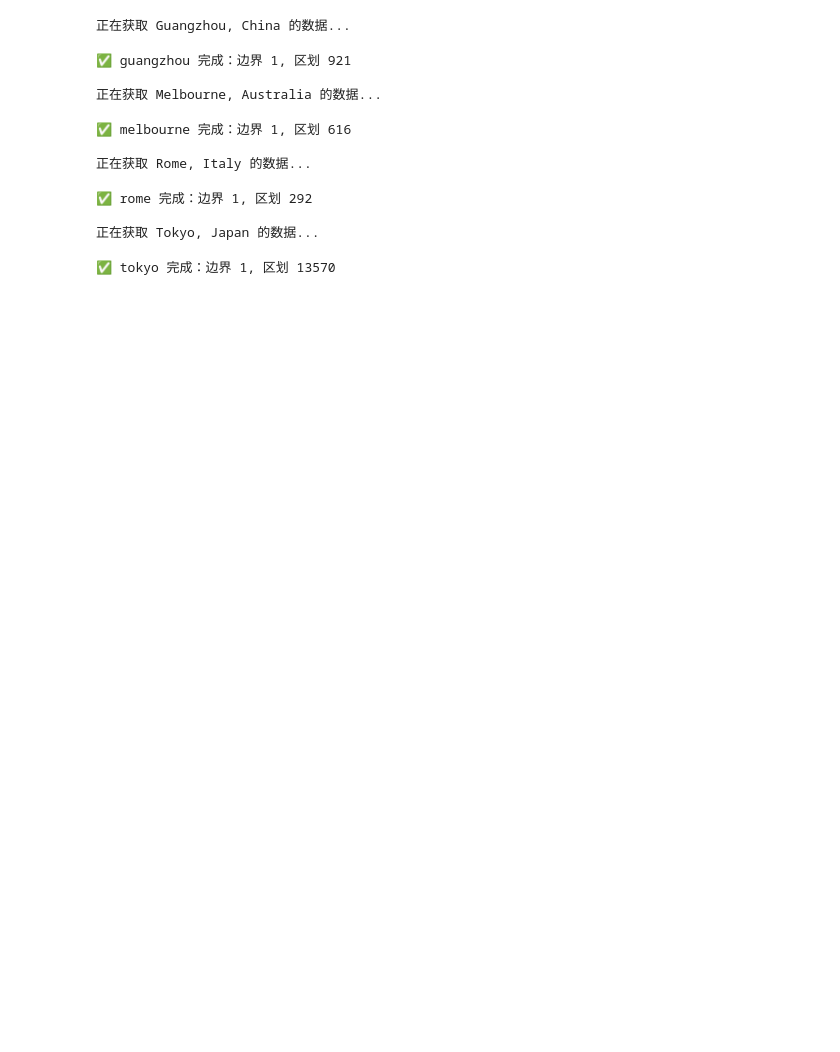
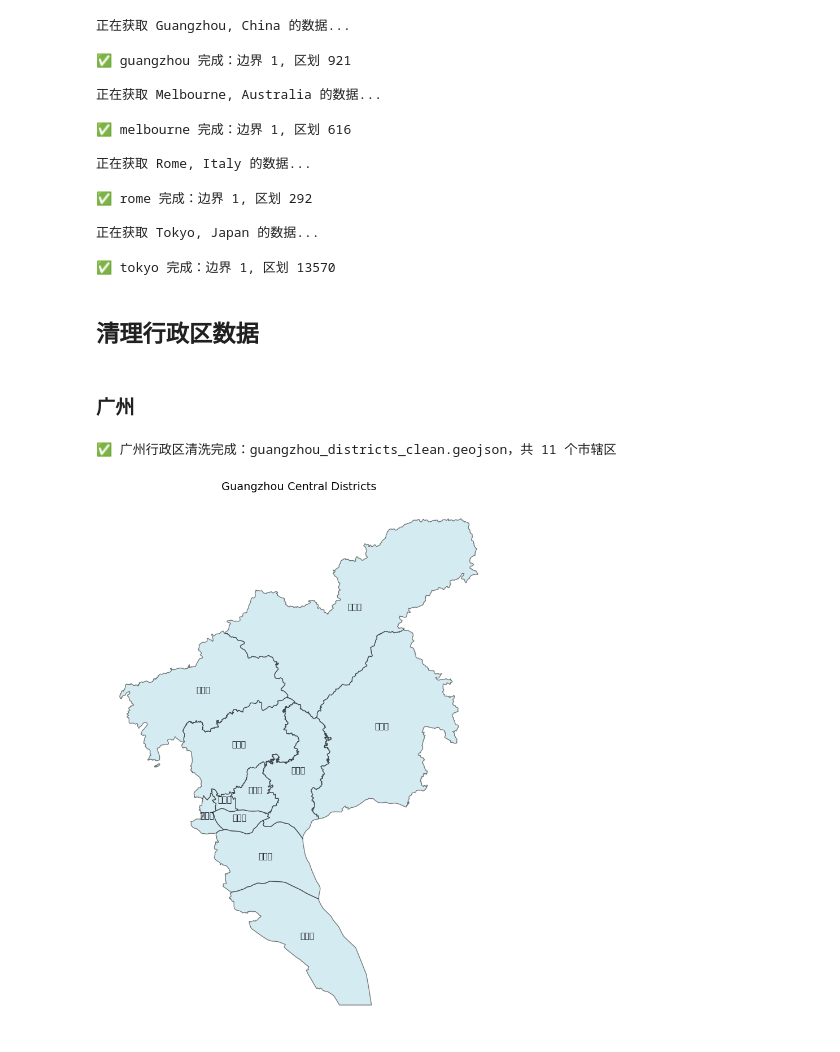
Before and after one commit to meimao76/coffeestory, a Jupyter notebook: data/urban_culture/poi_get.ipynb, the cells around one changed output. Drawn from its saved outputs; the diff is of its cells as text; code cells hidden in the pictures; blank space fills up the shorter version.

```diff
--- a/data/urban_culture/poi_get.ipynb
+++ b/data/urban_culture/poi_get.ipynb
@@ -187,3 +459,7 @@ for city_key, query in cities.items():
 
 正在获取 Tokyo, Japan 的数据...
 ✅ tokyo 完成：边界 1, 区划 13570
+# %% [markdown]
+## 清理行政区数据
+# %% [markdown]
+### 广州
@@ -189,0 +472,55 @@ for city_key, query in cities.items():
+# %%
+# 设置文件路径
+city = "guangzhou"
+admin_path = f"{city}_admin.geojson"
+
+# 读取完整行政边界
+admin = gpd.read_file(admin_path)
+admin["admin_level"] = admin["admin_level"].astype(str)
+
+# 筛选 admin_level = "6"
+districts = admin[admin["admin_level"] == "6"].copy()
+
+# 使用官方定义的广州市行政区名称进行进一步筛选
+valid_district_guangzhou = [
+    "越秀区", "荔湾区", "海珠区", "天河区", "白云区",
+    "黄埔区", "番禺区", "花都区", "南沙区", "从化区", "增城区"
+]
+
+districts = districts[districts["name"].isin(valid_district_guangzhou)].copy()
+
+# 清理字段，只保留主要信息
+keep_cols = ["name", "geometry", "admin_level"]
+districts = districts[[col for col in keep_cols if col in districts.columns]]
+districts = districts.sort_values("name")
+
+# 保存最终清洗后的 GeoJSON
+output_path = f"{city}_districts_clean.geojson"
+districts.to_file(output_path, driver="GeoJSON")
+
+print(f"✅ 广州行政区清洗完成：{output_path}，共 {len(districts)} 个市辖区")
+# %% [output]
+✅ 广州行政区清洗完成：guangzhou_districts_clean.geojson，共 11 个市辖区
+# %%
+# 读取清洗后的广州市行政区 GeoJSON
+gdf = gpd.read_file("guangzhou_districts_clean.geojson")
+
+# 设置投影
+gdf = gdf.to_crs(epsg=4326)
+
+# 可视化
+fig, ax = plt.subplots(figsize=(10, 10))
+gdf.plot(ax=ax, edgecolor="black", facecolor="lightblue", alpha=0.5)
+
+# 添加行政区名称标注
+for idx, row in gdf.iterrows():
+    centroid = row.geometry.centroid
+    ax.text(centroid.x, centroid.y, row["name"], fontsize=10, ha="center")
+
+# 设定标题与边框
+ax.set_title("Guangzhou Central Districts", fontsize=14)
+ax.axis("off")
+plt.tight_layout()
+plt.show()
+# %% [output]
+[figure, added]
```
Also changed, not shown: parts of 17 cells of this notebook, 10 other files.
